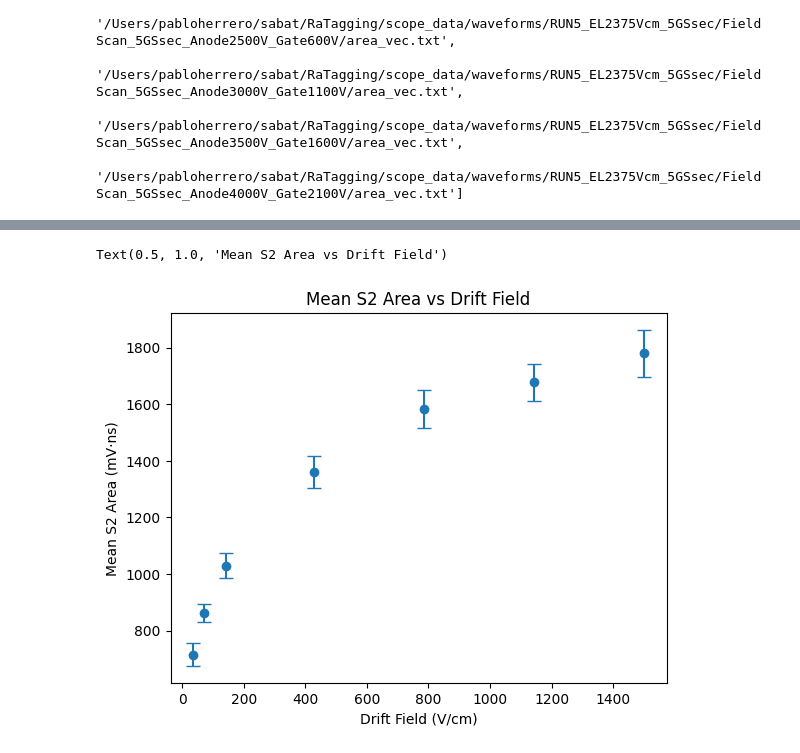
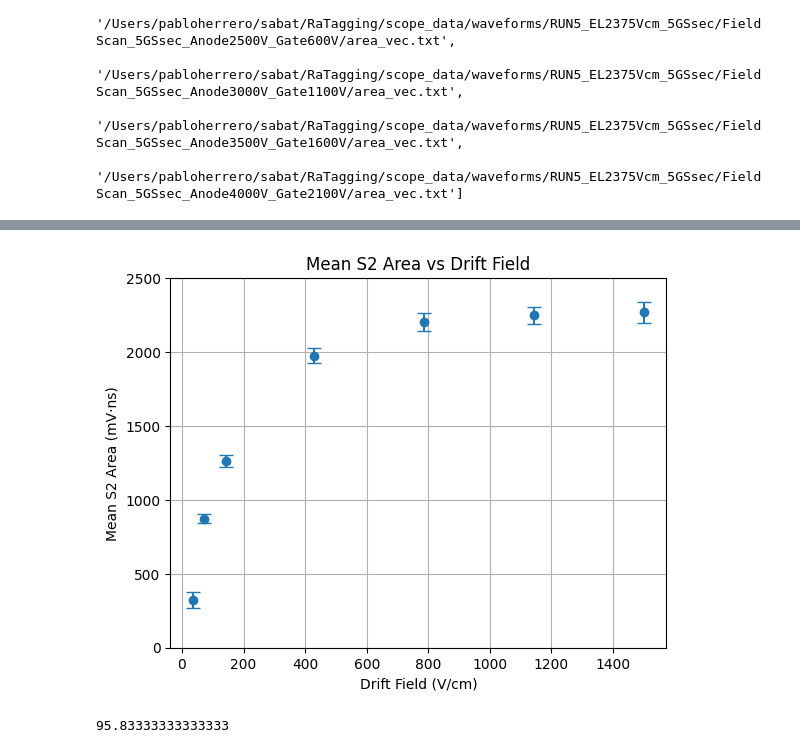
Before and after one commit to proscrite/RaTag, a Jupyter notebook: notebooks/analysis_lior_RUN5.ipynb, the cells around one changed output, grey strips where cells are left out. Drawn from its saved outputs; the diff is of its cells as text; code cells hidden in the pictures.

```diff
--- a/notebooks/analysis_lior_RUN5.ipynb
+++ b/notebooks/analysis_lior_RUN5.ipynb
@@ -39,7 +39,7 @@ def fit_gaussian(pathfile, bin_cuts = (300, 1e4), nbins=100, exclude_index=3):
 
     return mean, ci95
 # %%
-def lmfit_gaussian(pathfile, bin_cuts = (300, 1e4), nbins=100, exclude_index=3):
+def lmfit_gaussian(pathfile, bin_cuts = (0, 4e3), nbins=100, exclude_index=3):
     area_vec_raw = np.loadtxt(pathfile)
     area_vec = area_vec_raw[(area_vec_raw > bin_cuts[0]) & (area_vec_raw < bin_cuts[1])]
     n, bins, _ = plt.hist(area_vec, bins=nbins, label='data', )
@@ -48,12 +48,13 @@ def lmfit_gaussian(pathfile, bin_cuts = (300, 1e4), nbins=100, exclude_index=3):
     cbins = cbins[exclude_index:]
 
     model = GaussianModel()
-    params = model.make_params(amplitude=np.max(n), center=np.mean(cbins), sigma=np.std(cbins))
+    guessed = model.guess(n, x=cbins)
+    params = model.make_params(amplitude=guessed['amplitude'].value, center=np.mean(cbins), sigma=np.std(cbins))
     result = model.fit(n, params, x=cbins)
-    popt = [result.params['amplitude'].value, result.params['center'].value, result.params['sigma'].value]
+    # popt = [result.params['amplitude'].value, result.params['center'].value, result.params['sigma'].value]
     pcov = result.covar
 
-    plt.plot(cbins, gaussian(cbins, *popt), 'r--', label='fit')
+    plt.plot(cbins, model.eval(x=cbins, params=result.params), 'r--', label='fit')
     plt.gca().set(xlabel = 'Area (mV·ns)', ylabel = 'Counts')
     plt.legend()
     mean = result.params['center'].value
@@ -67,7 +68,7 @@ ci95s = []
 upper_lim = [4e3, 4e3, 4e3, 6e3, 6e3, 6e3, 6e3]  # Adjust according to the voltage settings
 for i, pathfile in enumerate(pathsub):
     print(f"Processing file: {pathfile}")
-    mean, ci95 = fit_gaussian(pathfile, bin_cuts = (0, upper_lim[i]), nbins=100, exclude_index=3)
+    mean, ci95 = lmfit_gaussian(pathfile, bin_cuts = (0, upper_lim[i]), nbins=100, exclude_index=3)
     means.append(mean)
     ci95s.append(ci95)
     print(f"Mean: {mean:.2f} ± {ci95:.2f} (95% CI)")
@@ -98,16 +99,19 @@ Mean: 1779.54 ± 82.99 (95% CI)
 # %%
 # Compute drift times for each (anode_voltage, gate_voltage) pair
 # and plot mean S2 area vs drift time
 anode_voltages = [1950, 2000, 2100, 2500, 3000, 3500, 4000]  # in V
 gate_voltages = [50, 100, 200, 600, 1100, 1600, 2100]  # in V
 drift_field = [g/1.4 for g in gate_voltages]  # in kV/cm
 
 plt.errorbar(drift_field, means, yerr=ci95s, fmt='o', capsize=5)
 plt.gca().set(xlabel='Drift Field (V/cm)', ylabel='Mean S2 Area (mV·ns)',
-            #   ylim=(0, 2500))
-)
+              ylim=(0, 2500))
+# )
 plt.title('Mean S2 Area vs Drift Field')
-# plt.grid()
+plt.grid()
 # %% [output]
-Text(0.5, 1.0, 'Mean S2 Area vs Drift Field')
-[figure, old version]
+[figure, new version]
+# %%
+6900 / 12 / 6
+# %% [output]
+95.83333333333333
```
Also changed, not shown: parts of 1 cell of this notebook, 5 other files.
